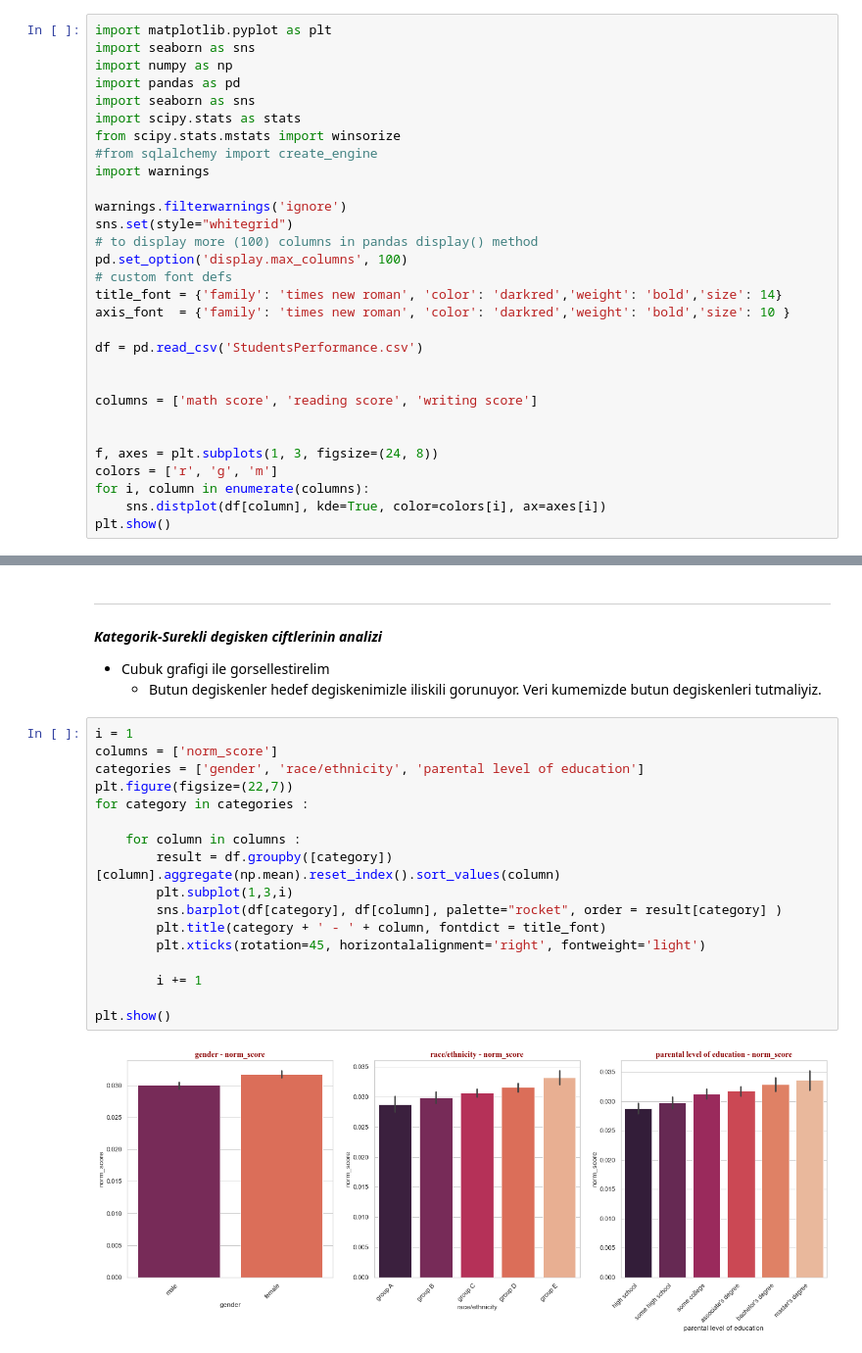
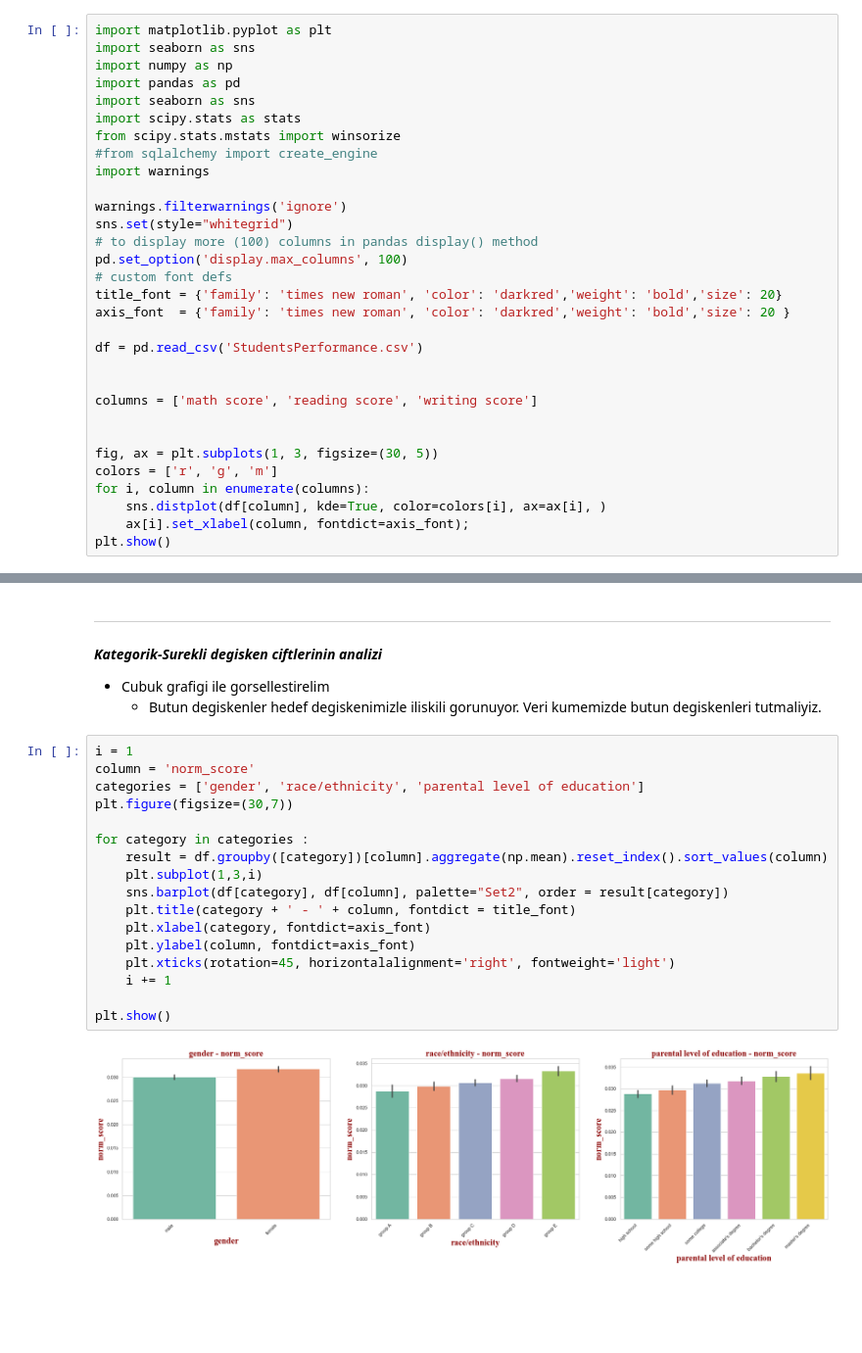
Before and after one commit to ahmetpergamum/datascience, a Jupyter notebook: 03_exploratory_analysis/assignment07featureeng01.ipynb, the cells around one changed output, grey strips where cells are left out. Shown at 98% size. Cells and saved outputs as stored; diff of their text form; blank space fills up the shorter version.

```diff
--- a/03_exploratory_analysis/assignment07featureeng01.ipynb
+++ b/03_exploratory_analysis/assignment07featureeng01.ipynb
@@ -29,8 +29,8 @@ sns.set(style="whitegrid")
 # to display more (100) columns in pandas display() method
 pd.set_option('display.max_columns', 100)
 # custom font defs
-title_font = {'family': 'times new roman', 'color': 'darkred','weight': 'bold','size': 14}
-axis_font  = {'family': 'times new roman', 'color': 'darkred','weight': 'bold','size': 10 }
+title_font = {'family': 'times new roman', 'color': 'darkred','weight': 'bold','size': 20}
+axis_font  = {'family': 'times new roman', 'color': 'darkred','weight': 'bold','size': 20 }
 
 df = pd.read_csv('StudentsPerformance.csv')
 
@@ -38,9 +38,10 @@ df = pd.read_csv('StudentsPerformance.csv')
 columns = ['math score', 'reading score', 'writing score']
 
 
-f, axes = plt.subplots(1, 3, figsize=(24, 8))
+fig, ax = plt.subplots(1, 3, figsize=(30, 5))
 colors = ['r', 'g', 'm']
 for i, column in enumerate(columns):
-    sns.distplot(df[column], kde=True, color=colors[i], ax=axes[i])
+    sns.distplot(df[column], kde=True, color=colors[i], ax=ax[i], )
+    ax[i].set_xlabel(column, fontdict=axis_font);
 plt.show()
 # %% [output]
@@ -240,20 +242,20 @@ Bir önceki soruda oluşturduğumuz hedef değişkeni ile hangi değişkenler il
     - Butun degiskenler hedef degiskenimizle iliskili gorunuyor. Veri kumemizde butun degiskenleri tutmaliyiz.
 # %%
 i = 1
-columns = ['norm_score']
+column = 'norm_score'
 categories = ['gender', 'race/ethnicity', 'parental level of education']
-plt.figure(figsize=(22,7))
+plt.figure(figsize=(30,7))
+
 for category in categories :
-
-    for column in columns :
-        result = df.groupby([category])[column].aggregate(np.mean).reset_index().sort_values(column)
-        plt.subplot(1,3,i)
-        sns.barplot(df[category], df[column], palette="rocket", order = result[category] )
-        plt.title(category + ' - ' + column, fontdict = title_font)
-        plt.xticks(rotation=45, horizontalalignment='right', fontweight='light')
-
-        i += 1
+    result = df.groupby([category])[column].aggregate(np.mean).reset_index().sort_values(column)
+    plt.subplot(1,3,i)
+    sns.barplot(df[category], df[column], palette="Set2", order = result[category])
+    plt.title(category + ' - ' + column, fontdict = title_font)
+    plt.xlabel(category, fontdict=axis_font)
+    plt.ylabel(column, fontdict=axis_font)
+    plt.xticks(rotation=45, horizontalalignment='right', fontweight='light')
+    i += 1
 
 plt.show()
 # %% [output]
-[figure, old version]
+[figure, new version]
```
Also changed, not shown: parts of 13 cells of this notebook, 1 other file.
